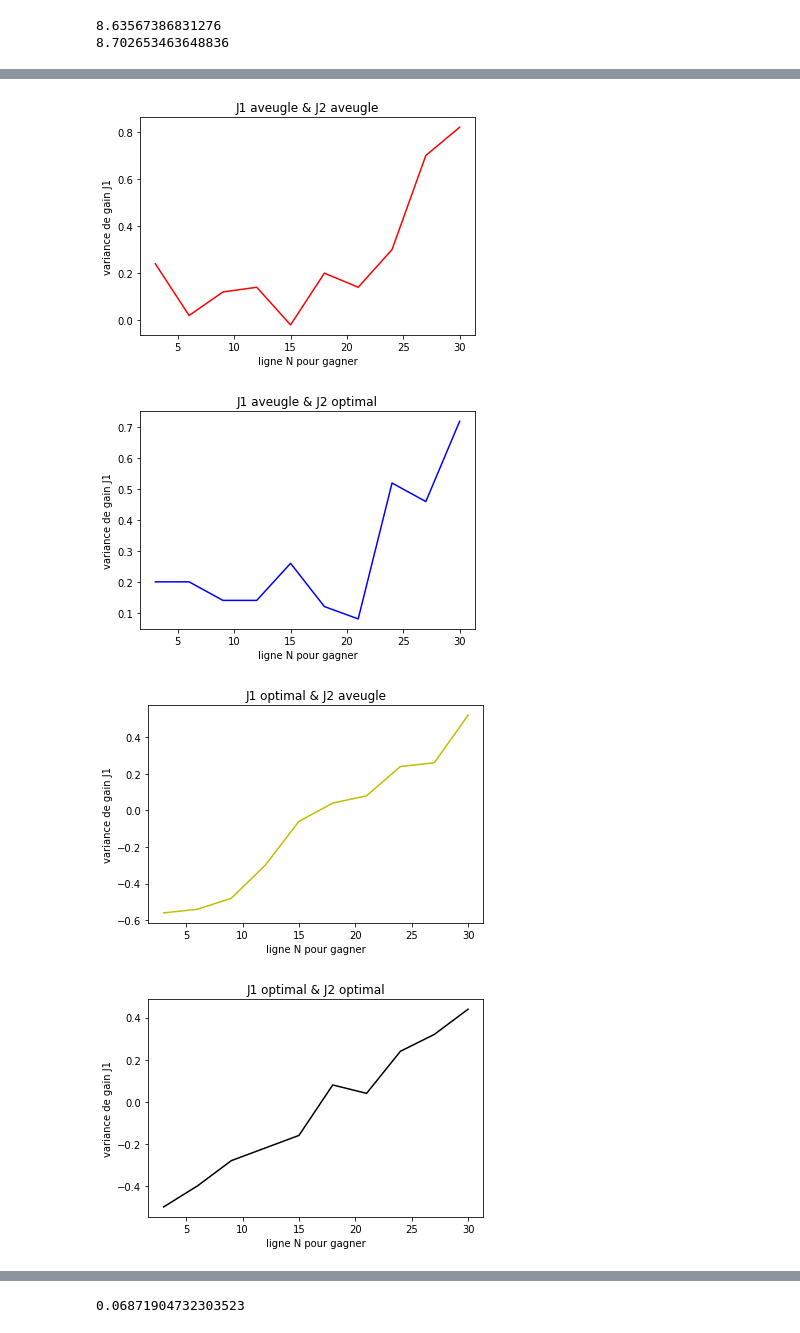
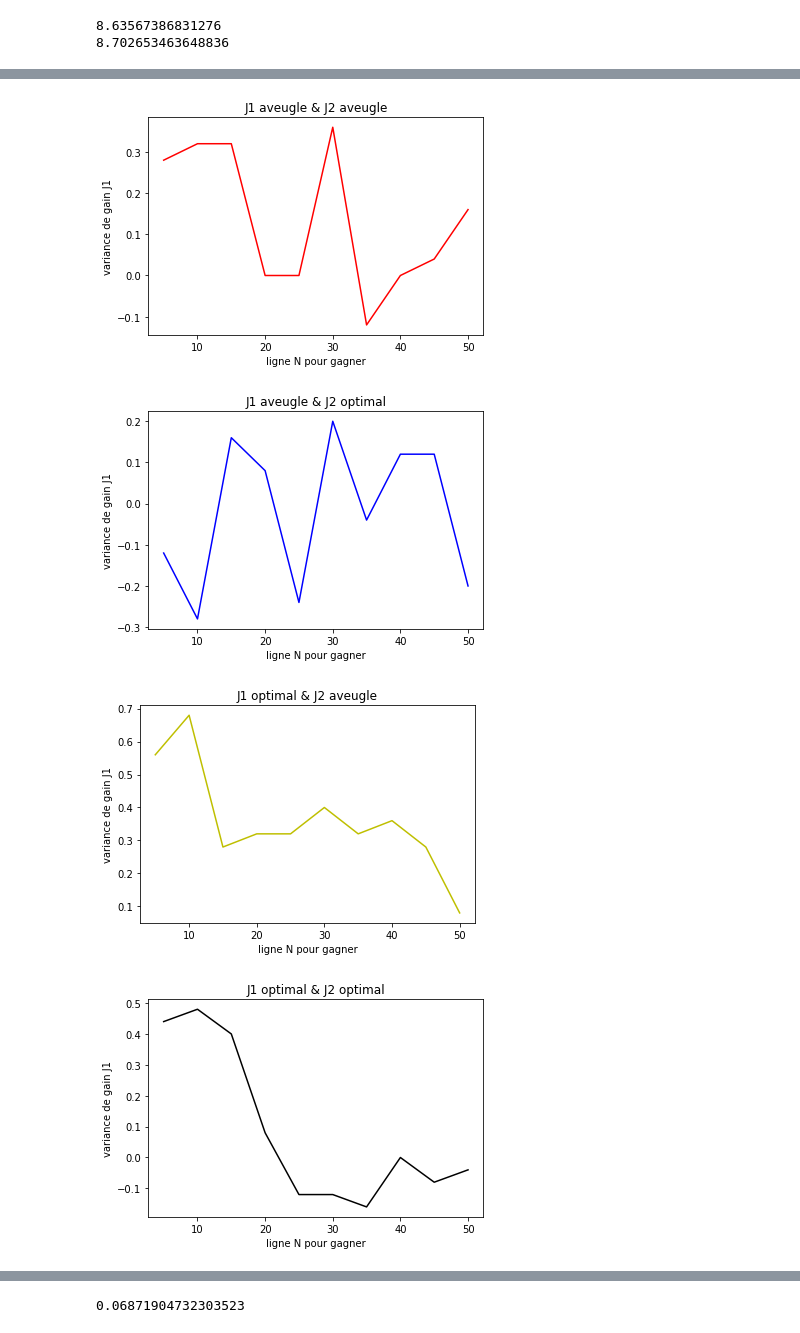
Before and after one commit to Yufei6/Projet_Mogpl, a Jupyter notebook: diceBattle.ipynb, the cells around one changed output, grey strips where cells are left out. Drawn from its saved outputs; the diff is of its cells as text; code cells hidden in the pictures.

Commit message:
fix bug of test_D&N

```diff
--- a/diceBattle.ipynb
+++ b/diceBattle.ipynb
@@ -214,17 +136,30 @@ stra_opt1 = strategie_optimal(10,100)
 # %%
 #Q8
+def get_random_score(d):
+    res = 0
+    for i in range(d):
+        tmp = random.randint(1 , 6)
+        if(tmp==1):
+            return 1
+        res += tmp
+    return res
+
+
 def game_ai(n,stra1,stra2):
     state=[0,0]
     while(state[1]<n)&(state[0]<n):
+        #print("Score of player1: ",state[0],"\n Score of player2: ",state[1],"\n")
         d1 = int(stra1.choice_optimal(state[0],state[1]))
         p1 = get_random_score(d1)
         state[0] += p1
+        #print("AI111 get ",p1, "score with ",d1," dice(s)!\n")
         if(state[0]>=n):
-            break
+            return 1
         d2 = int(stra2.choice_optimal(state[1],state[0]))
         p2 = get_random_score(d2)
         state[1] += p2
-    if state[1]>1:
+        #print("AI222 get ",p2, "score with ",d2," dice(s)!\n")
+    if state[0]>=n:
         return 1
     else:
         return -1
@@ -232,7 +167,7 @@ def game_ai(n,stra1,stra2):
 
 
 def test_D(D,N):
-    n_test = 100
+    n_test = 50
     n_intervalle = 10
     ds = [ int(D*i/n_intervalle) for i in range(1,1+n_intervalle)]
     res = np.zeros((4,n_intervalle))
@@ -242,9 +177,9 @@ def test_D(D,N):
         res_ao = 0
         res_oa = 0
         res_oo = 0
+        stra_opt = strategie_optimal(ds[di],N)
+        stra_avg = strategie_aveugle(ds[di],N)
         for i in range(n_test):
-            stra_opt = strategie_optimal(ds[di],N)
-            stra_avg = strategie_aveugle(ds[di],N)
             res_aa += game_ai(N,stra_avg,stra_avg)
             res_ao += game_ai(N,stra_avg,stra_opt)
             res_oa += game_ai(N,stra_opt,stra_avg)
@@ -283,7 +218,7 @@ def test_D(D,N):
 
 
 def test_N(D,N):
-    n_test = 100
+    n_test = 50
     n_intervalle = 10
     ns = [ int(N*i/n_intervalle) for i in range(1,1+n_intervalle)]
     res = np.zeros((4,n_intervalle))
@@ -293,9 +228,9 @@ def test_N(D,N):
         res_ao = 0
         res_oa = 0
         res_oo = 0
+        stra_opt = strategie_optimal(D,ns[ni])
+        stra_avg = strategie_aveugle(D,ns[ni])
         for i in range(n_test):
-            stra_opt = strategie_optimal(D,ns[ni])
-            stra_avg = strategie_aveugle(D,ns[ni])
             res_aa += game_ai(ns[ni],stra_avg,stra_avg)
             res_ao += game_ai(ns[ni],stra_avg,stra_opt)
             res_oa += game_ai(ns[ni],stra_opt,stra_avg)
@@ -344,7 +283,7 @@ array([[1.  , 1.  , 1.  , 0.82, 0.88, 0.7 , 0.8 , 0.7 , 0.82, 0.88],
 # %%
-test_N(10,30)
+test_N(10,50)
 # %% [output]
-[figure, old version]
+[figure, new version]
-[figure, old version]
+[figure, new version]
-[figure, old version]
+[figure, new version]
-[figure, old version]
+[figure, new version]
```
Also changed, not shown: parts of 10 cells of this notebook.
